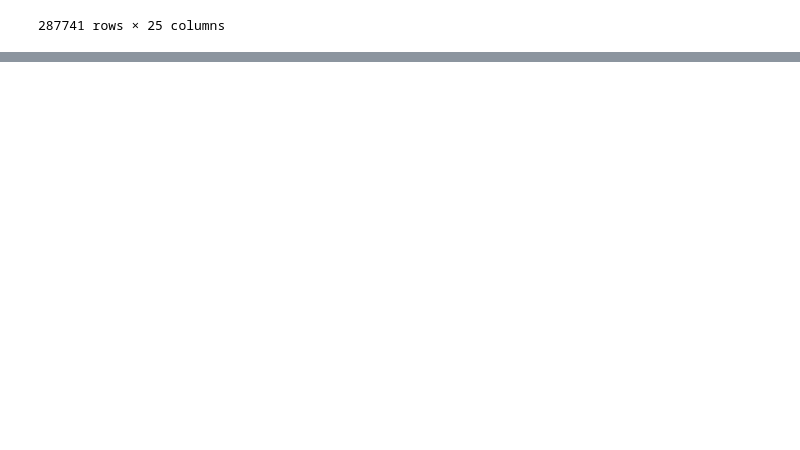
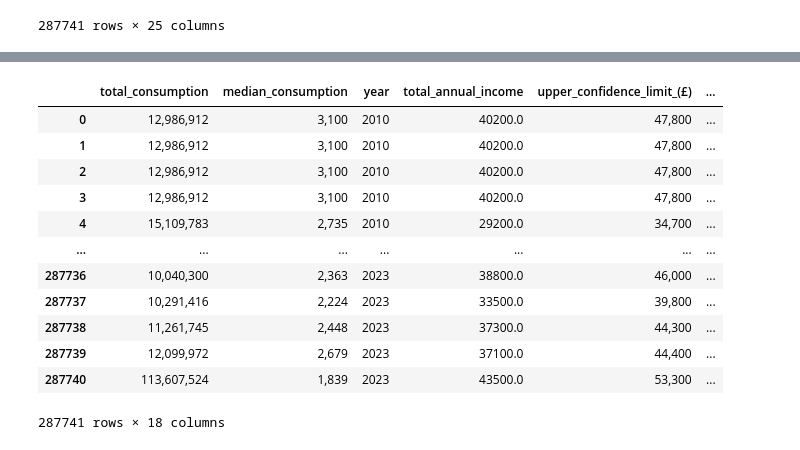
Before and after one commit to babs257/Deployable-Projects, a Jupyter notebook: Energy Bill.ipynb, the cells around one changed output, grey strips where cells are left out. Saved outputs shown, nothing was run; the diff lists cells and outputs as text; code cells hidden in the pictures; blank space fills up the shorter version.

```diff
--- a/Energy Bill.ipynb
+++ b/Energy Bill.ipynb
@@ -115,0 +233,3 @@ df
+# %%
+df_final = pd.concat([df_remaining.reset_index(drop=True),
+                      df_encoded.reset_index(drop=True)], axis=1)
@@ -115,0 +246,14 @@ df
+# %%
+# Columns we decided to drop
+cols_to_drop = [
+    "local_authority",          # drop if keeping local_authority_code
+    "msoa_name",
+    "middle_layer_super_output_area",
+    "region_name"               # drop if keeping region_name
+]
+
+# Drop only if the columns exist in the DataFrame
+df_final = df_final.drop(columns=[c for c in cols_to_drop if c in df.columns])
+
+print("✅ Columns dropped. Remaining columns are:")
+print(df.columns.tolist())
@@ -115,0 +273,2 @@ df
+# %%
+ads_ds_final = df_final
@@ -115,0 +285,18 @@ df
+# %%
+df_final = ads_ds_final.to_pandas()
+# %%
+df_final
+# %% [output]
+|  | total_consumption | median_consumption | year | total_annual_income | upper_confidence_limit_(£) | ... |
+| 0 | 12,986,912 | 3,100 | 2010 | 40200.0 | 47,800 | ... |
+| 1 | 12,986,912 | 3,100 | 2010 | 40200.0 | 47,800 | ... |
+| 2 | 12,986,912 | 3,100 | 2010 | 40200.0 | 47,800 | ... |
+| 3 | 12,986,912 | 3,100 | 2010 | 40200.0 | 47,800 | ... |
+| 4 | 15,109,783 | 2,735 | 2010 | 29200.0 | 34,700 | ... |
+| ... | ... | ... | ... | ... | ... | ... |
+| 287736 | 10,040,300 | 2,363 | 2023 | 38800.0 | 46,000 | ... |
+| 287737 | 10,291,416 | 2,224 | 2023 | 33500.0 | 39,800 | ... |
+| 287738 | 11,261,745 | 2,448 | 2023 | 37300.0 | 44,300 | ... |
+| 287739 | 12,099,972 | 2,679 | 2023 | 37100.0 | 44,400 | ... |
+| 287740 | 113,607,524 | 1,839 | 2023 | 43500.0 | 53,300 | ... |
+287741 rows × 18 columns
```
Also changed, not shown: parts of 30 cells of this notebook.
